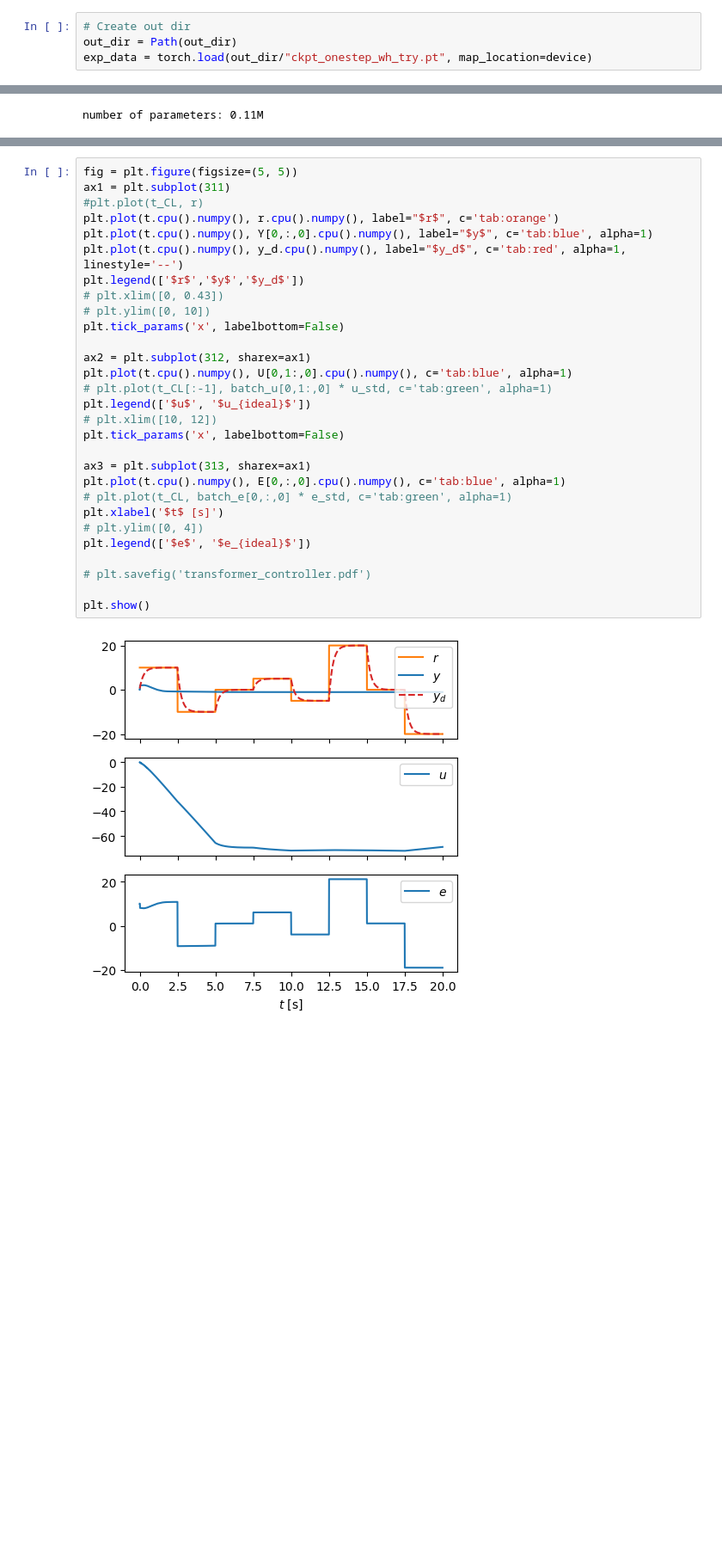
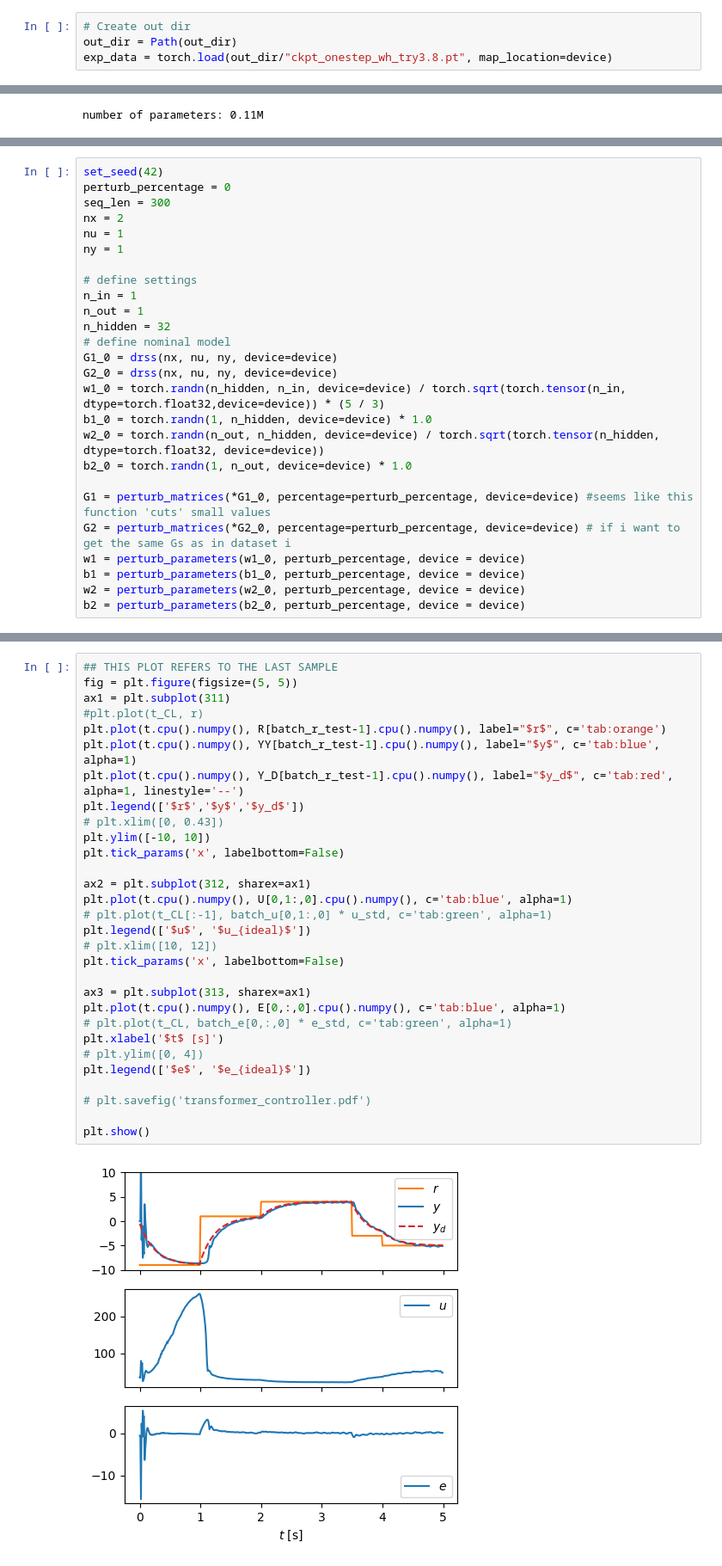
Before and after one commit to buswayne/in-context-controller, a Jupyter notebook: test_onestep_wh_CL.ipynb, the cells around one changed output, grey strips where cells are left out. Shown at 86% size. Drawn from its saved outputs; the diff is of its cells as text; blank space fills up the shorter version.

Commit message:
added and refined codes for testing , added drss_matrices

```diff
--- a/test_onestep_wh_CL.ipynb
+++ b/test_onestep_wh_CL.ipynb
@@ -62,7 +62,7 @@ True
 # %%
 # Create out dir
 out_dir = Path(out_dir)
-exp_data = torch.load(out_dir/"ckpt_onestep_wh_try.pt", map_location=device)
+exp_data = torch.load(out_dir/"ckpt_onestep_wh_try3.8.pt", map_location=device)
 # %%
 seq_len = exp_data["cfg"].seq_len
 nx = exp_data["cfg"].nx
@@ -147 +126,27 @@ plt.plot(t.cpu().numpy(), y_d.cpu().numpy())
+# %%
+set_seed(42)
+perturb_percentage = 0
+seq_len = 300
+nx = 2
+nu = 1
+ny = 1
+
+# define settings
+n_in = 1
+n_out = 1
+n_hidden = 32
+# define nominal model
+G1_0 = drss(nx, nu, ny, device=device)
+G2_0 = drss(nx, nu, ny, device=device)
+w1_0 = torch.randn(n_hidden, n_in, device=device) / torch.sqrt(torch.tensor(n_in, dtype=torch.float32,device=device)) * (5 / 3)
+b1_0 = torch.randn(1, n_hidden, device=device) * 1.0
+w2_0 = torch.randn(n_out, n_hidden, device=device) / torch.sqrt(torch.tensor(n_hidden, dtype=torch.float32, device=device))
+b2_0 = torch.randn(1, n_out, device=device) * 1.0
+
+G1 = perturb_matrices(*G1_0, percentage=perturb_percentage, device=device) #seems like this function 'cuts' small values
+G2 = perturb_matrices(*G2_0, percentage=perturb_percentage, device=device) # if i want to get the same Gs as in dataset i
+w1 = perturb_parameters(w1_0, perturb_percentage, device = device)
+b1 = perturb_parameters(b1_0, perturb_percentage, device = device)
+w2 = perturb_parameters(w2_0, perturb_percentage, device = device)
+b2 = perturb_parameters(b2_0, perturb_percentage, device = device)
 # %%
@@ -229,33 +258,34 @@ time instant: 1999
 # %%
+## THIS PLOT REFERS TO THE LAST SAMPLE
 fig = plt.figure(figsize=(5, 5))
 ax1 = plt.subplot(311)
 #plt.plot(t_CL, r)
-plt.plot(t.cpu().numpy(), r.cpu().numpy(), label="$r$", c='tab:orange')
-plt.plot(t.cpu().numpy(), Y[0,:,0].cpu().numpy(), label="$y$", c='tab:blue', alpha=1)
-plt.plot(t.cpu().numpy(), y_d.cpu().numpy(), label="$y_d$", c='tab:red', alpha=1, linestyle='--')
+plt.plot(t.cpu().numpy(), R[batch_r_test-1].cpu().numpy(), label="$r$", c='tab:orange')
+plt.plot(t.cpu().numpy(), YY[batch_r_test-1].cpu().numpy(), label="$y$", c='tab:blue', alpha=1)
+plt.plot(t.cpu().numpy(), Y_D[batch_r_test-1].cpu().numpy(), label="$y_d$", c='tab:red', alpha=1, linestyle='--')
 plt.legend(['$r$','$y$','$y_d$'])
 # plt.xlim([0, 0.43])
-# plt.ylim([0, 10])
+plt.ylim([-10, 10])
 plt.tick_params('x', labelbottom=False)
 
 ax2 = plt.subplot(312, sharex=ax1)
 plt.plot(t.cpu().numpy(), U[0,1:,0].cpu().numpy(), c='tab:blue', alpha=1)
 # plt.plot(t_CL[:-1], batch_u[0,1:,0] * u_std, c='tab:green', alpha=1)
 plt.legend(['$u$', '$u_{ideal}$'])
 # plt.xlim([10, 12])
 plt.tick_params('x', labelbottom=False)
 
 ax3 = plt.subplot(313, sharex=ax1)
 plt.plot(t.cpu().numpy(), E[0,:,0].cpu().numpy(), c='tab:blue', alpha=1)
 # plt.plot(t_CL, batch_e[0,:,0] * e_std, c='tab:green', alpha=1)
 plt.xlabel('$t$ [s]')
 # plt.ylim([0, 4])
 plt.legend(['$e$', '$e_{ideal}$'])
 
 # plt.savefig('transformer_controller.pdf')
 
 plt.show()
 # %% [output]
-[figure, old version]
+[figure, new version]
 # %%
 ##MEAN SQUARED ERROR
```
Also changed, not shown: parts of 8 cells of this notebook, 9 other files.
